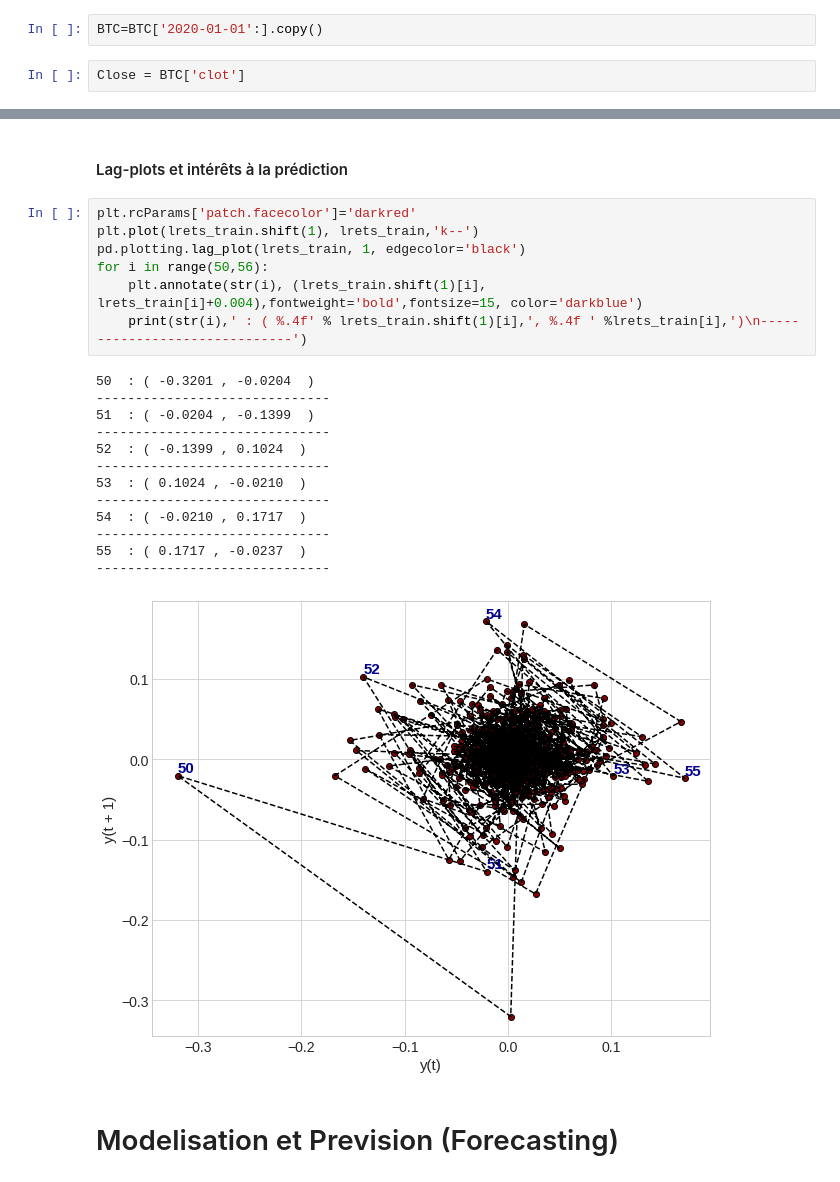
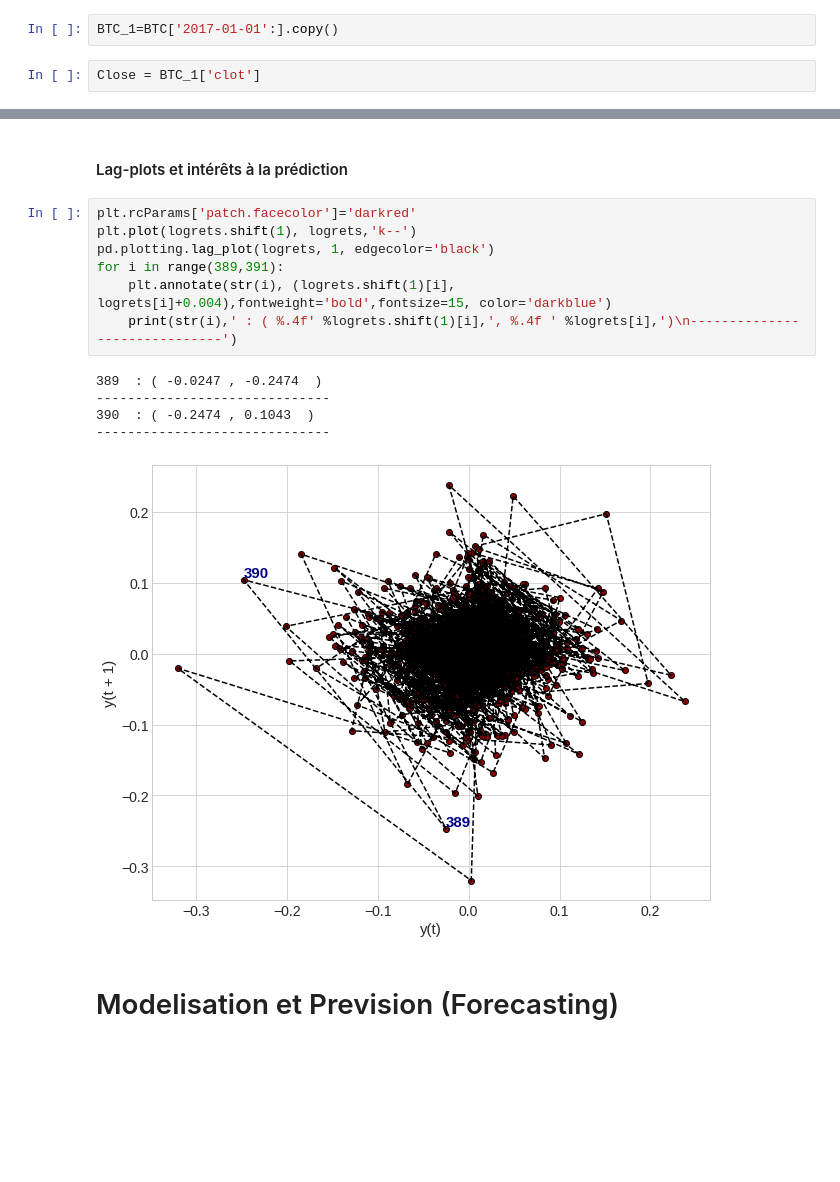
Before and after one commit to S1405V2/RepoProjectDS, a Jupyter notebook: Charles-Travail de modelisation .ipynb, the cells around one changed output, grey strips where cells are left out. Cells and saved outputs as stored; diff of their text form; blank space fills up the shorter version.

```diff
--- a/Charles-Travail de modelisation .ipynb
+++ b/Charles-Travail de modelisation .ipynb
@@ -67,9 +65,9 @@ vol
 devise
 Unnamed: 7
 # %%
-BTC=BTC['2020-01-01':].copy()
+BTC_1=BTC['2017-01-01':].copy()
 # %%
-Close = BTC['clot']
+Close = BTC_1['clot']
 # %%
 Close.plot(color='darkblue', label='Cours de fermeture')
 plt.ylabel('Fermeture', fontdict={'weight':'bold'})
@@ -254,25 +251,17 @@ log-rendements exhibent des autocorrélations significativement non nulles, jusq
 #### Lag-plots et intérêts à la prédiction
 # %%
 plt.rcParams['patch.facecolor']='darkred'
-plt.plot(lrets_train.shift(1), lrets_train,'k--')
-pd.plotting.lag_plot(lrets_train, 1, edgecolor='black')
-for i in range(50,56):
-    plt.annotate(str(i), (lrets_train.shift(1)[i], lrets_train[i]+0.004),fontweight='bold',fontsize=15, color='darkblue')
-    print(str(i),' : ( %.4f' % lrets_train.shift(1)[i],', %.4f ' %lrets_train[i],')\n------------------------------')
+plt.plot(logrets.shift(1), logrets,'k--')
+pd.plotting.lag_plot(logrets, 1, edgecolor='black')
+for i in range(389,391):
+    plt.annotate(str(i), (logrets.shift(1)[i], logrets[i]+0.004),fontweight='bold',fontsize=15, color='darkblue')
+    print(str(i),' : ( %.4f' %logrets.shift(1)[i],', %.4f ' %logrets[i],')\n------------------------------')
 # %% [output]
-50  : ( -0.3201 , -0.0204  )
+389  : ( -0.0247 , -0.2474  )
 ------------------------------
-51  : ( -0.0204 , -0.1399  )
+390  : ( -0.2474 , 0.1043  )
 ------------------------------
-52  : ( -0.1399 , 0.1024  )
-------------------------------
-53  : ( 0.1024 , -0.0210  )
-------------------------------
-54  : ( -0.0210 , 0.1717  )
-------------------------------
-55  : ( 0.1717 , -0.0237  )
-------------------------------
-[figure, old version]
+[figure, new version]
 # %% [markdown]
 # Modelisation et Prevision (Forecasting)
 # %% [markdown]
```
Also changed, not shown: parts of 53 cells of this notebook.
